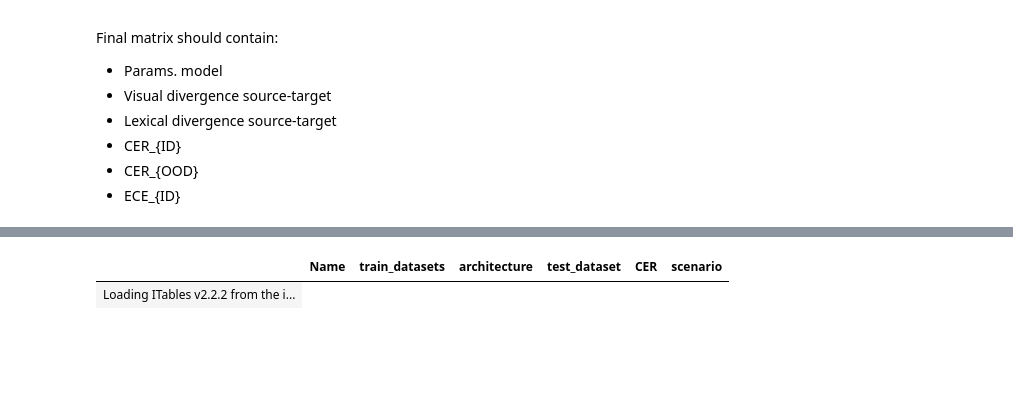
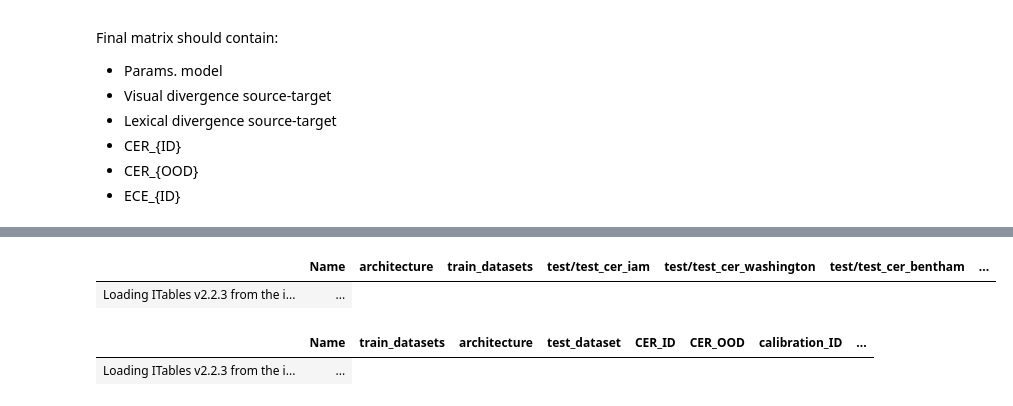
Before and after one commit to carlos10garrido/HTR-OOD, a Jupyter notebook: notebooks/factor_analysis.ipynb, the cells around one changed output, grey strips where cells are left out. Cells and saved outputs as stored; diff of their text form; code cells hidden in the pictures; blank space fills up the shorter version.

```diff
--- a/notebooks/factor_analysis.ipynb
+++ b/notebooks/factor_analysis.ipynb
@@ -147,43 +164,68 @@ Final matrix should contain:
 - ECE_{ID}
 # %%
 columns = ['Name', 'train_datasets', 'test/test_cer_iam', 'test/test_cer_washington', 'test/test_cer_bentham', 'test/test_cer_rimes', 'test/test_cer_saint_gall', 'test/test_cer_rodrigo', 'test/test_cer_icfhr_2016']
-# columns += ['test/test_calibration_iam', 'test/test_calibration_washington', 'test/test_calibration_bentham', 'test/test_calibration_rimes', 'test/test_calibration_saint_gall', 'test/test_calibration_rodrigo', 'test/test_calibration_icfhr_2016']
+columns += ['test/test_calibration_iam', 'test/test_calibration_washington', 'test/test_calibration_bentham', 'test/test_calibration_rimes', 'test/test_calibration_saint_gall', 'test/test_calibration_rodrigo', 'test/test_calibration_icfhr_2016']
 
 # pd_all
 # pd_all = pd.read_csv('../results/ctc_results.csv') # TODO: Change to the correct path
-pd_all = pd.read_csv('../results/temp_results2.csv') # TODO: Change to the correct path
+pd_all = pd.read_csv('../results/results_all_final.csv') # TODO: Change to the correct path
 pd_all['train_datasets'] = pd_all['train_datasets'].apply(lambda x: x.removeprefix('[').removesuffix(']').split(',')[0])
 
 # Apply the following dictionary to Name columns creating a new column called architecture removing before _src_ in name
 pd_all['architecture'] = pd_all['Name'].apply(lambda x: x.split('_src_')[0])
 
-# Drop if any of the columns contains a NaN value
+
+# # Drop if any of the columns contains a NaN value
 # print(pd_all.isna().sum())
-pd_all = pd_all.dropna()
-print(pd_all.columns)
+# pd_all = pd_all.dropna()
 pd_all = pd_all[['Name'] + ['architecture'] + columns[1:]]
+pd_all['train_datasets'] = pd_all['train_datasets'].apply(lambda x: x.removeprefix('"').removesuffix('"')).astype(str)
+pd_all = pd_all[~pd_all['Name'].str.contains('tgt|optim')]
 
-# pd_all['test_dataset'] = pd_all['test_dataset'].apply(lambda x: x.removeprefix('test/test_cer_'))
-pd_all['train_datasets'] = pd_all['train_datasets'].apply(lambda x: x.removeprefix('"').removesuffix('"')).astype(str)
+show(pd_all)
 
-# pd_all
+# Iterate the rows to get CER (in-domain) and calibration (in-domain) for each row
+pd_all_melted = pd.DataFrame(columns=['Name', 'train_datasets', 'architecture', 'test_dataset', 'CER_ID', 'CER_OOD', 'calibration_ID', 'calibration_OOD'])
 
-# Melt the table to have each test/test_cer_{dataset} and test/test_calibration_{dataset} in a single column
-pd_all_melted = pd.melt(pd_all, id_vars=['Name', 'train_datasets', 'architecture'], value_vars=columns[2:], var_name='test_dataset', value_name='CER')
-# pd_all_melted
+for row, data in pd_all.iterrows():
+    train_dataset = data['train_datasets']
+    architecture = data['architecture']
+    test_cers = dict({'iam': data['test/test_cer_iam'], 'washington': data['test/test_cer_washington'], 'bentham': data['test/test_cer_bentham'], 'rimes': data['test/test_cer_rimes'], 'saint_gall': data['test/test_cer_saint_gall'], 'rodrigo': data['test/test_cer_rodrigo'], 'icfhr_2016': data['test/test_cer_icfhr_2016']})
+    test_calibrations = dict({
+        'iam': data['test/test_calibration_iam'],'washington': data['test/test_calibration_washington'],'bentham': data['test/test_calibration_bentham'],'rimes': data['test/test_calibration_rimes'],'saint_gall': data['test/test_calibration_saint_gall'],'rodrigo': data['test/test_calibration_rodrigo'],'icfhr_2016': data['test/test_calibration_icfhr_2016']})
 
-# Get only where tgt or optim do not appear in Name
-pd_all_melted = pd_all_melted[~pd_all_melted['Name'].str.contains('tgt|optim')]
+    cer_id = test_cers[train_dataset]
+    calibration_id = test_calibrations[train_dataset]
 
-# Remove test/test_cer_ from test_dataset
-pd_all_melted['test_dataset'] = pd_all_melted['test_dataset'].apply(lambda x: x.removeprefix('test/test_cer_'))
-pd_all_melted['train_datasets'] = pd_all_melted['train_datasets'].apply(lambda x: x.removeprefix('"').removesuffix('"')).astype(str)
+    for i, test_dataset in enumerate(['iam', 'washington', 'bentham', 'rimes', 'saint_gall', 'rodrigo', 'icfhr_2016']):
+        # pd_all_melted = pd_all_melted.append({'Name': data['Name'],'train_datasets': train_dataset,'architecture': architecture,'test_dataset': test_dataset,'CER_ID': cer_id,'CER_OOD': test_cers[test_dataset],'calibration_ID': calibration_id,'calibration_OOD': test_calibrations[test_dataset]}, ignore_index=True)
+        # Use concat instead of append
+        pd_all_melted = pd.concat([pd_all_melted, pd.DataFrame({'Name': data['Name'],'train_datasets': train_dataset,'architecture': architecture,'test_dataset': test_dataset,'CER_ID': cer_id,'CER_OOD': test_cers[test_dataset],'calibration_ID': calibration_id,'calibration_OOD': test_calibrations[test_dataset]}, index=[0])], ignore_index=True)
 
-# Create a new column called scenario with ID if train_datasets == test_dataset and OOD if train_datasets != test_dataset
-pd_all_melted['scenario'] = pd_all_melted.apply(lambda x: 'ID' if x['train_datasets'] == x['test_dataset'] else 'OOD', axis=1)
-pd_all_melted['CER'] = pd_all_melted['CER'] * 100
 
-# Cap the CER value to 100
-pd_all_melted['CER'] = pd_all_melted['CER'].apply(lambda x: min(x, 100))
-pd_all_melted
+# # Melt the table to have each test/test_cer_{dataset} and test/test_calibration_{dataset} in two separate columns
+# pd_all_cer = pd.melt(pd_all.copy(), id_vars=['Name', 'train_datasets', 'architecture'], value_vars=columns[2:9], var_name='test_dataset', value_name='CER')
+# pd_all_cal = pd.melt(pd_all.copy(), id_vars=['Name', 'train_datasets', 'architecture'], value_vars=columns[9:], var_name='test_dataset', value_name='calibration')
+# show(pd_all_cer)
+# pd_all_melted = pd_all_cer
+
+# pd_all_melted['calibration'] = pd_all_cal['calibration']
+
+# pd_all_melted['test_dataset'] = pd_all_melted['test_dataset'].apply(lambda x: x.removeprefix('test/test_cer_'))
+# pd_all_melted['train_datasets'] = pd_all_melted['train_datasets'].apply(lambda x: x.removeprefix('"').removesuffix('"')).astype(str)
+
+# # # Create a new column called scenario with ID if train_datasets == test_dataset and OOD if train_datasets != test_dataset
+# pd_all_melted['scenario'] = pd_all_melted.apply(lambda x: 'ID' if x['train_datasets'] == x['test_dataset'] else 'OOD', axis=1)
+pd_all_melted['CER_ID'] = pd_all_melted['CER_ID'] * 100
+pd_all_melted['CER_OOD'] = pd_all_melted['CER_OOD'] * 100
+
+# # # Cap the CER value to 100
+pd_all_melted['CER_ID'] = pd_all_melted['CER_ID'].apply(lambda x: min(x, 100))
+pd_all_melted['CER_OOD'] = pd_all_melted['CER_OOD'].apply(lambda x: min(x, 100))
+
+# Filter where column CER_ID > 30
+pd_all_melted = pd_all_melted[~((pd_all_melted['CER_ID'] > 25))]
+show(pd_all_melted)
+
+# # pd_all_melted
 # %% [output]
@@ -205,5 +232,7 @@ Index(['Name', 'ID', 'State', 'Created', 'Runtime', 'epoch',
-|  | Name | train_datasets | architecture | test_dataset | CER | scenario |
-| Loading ITables v2.2.2 from the i... |
+|  | Name | architecture | train_datasets | test/test_cer_iam | test/test_cer_washington | test/test_cer_bentham | ... |
+| Loading ITables v2.2.3 from the i... | ... |
+|  | Name | train_datasets | architecture | test_dataset | CER_ID | CER_OOD | calibration_ID | ... |
+| Loading ITables v2.2.3 from the i... | ... |
 # %%
 # Add number of parameters according to the architecture
 # pd_all_melted.architecture.unique
```
Also changed, not shown: parts of 18 cells of this notebook.
